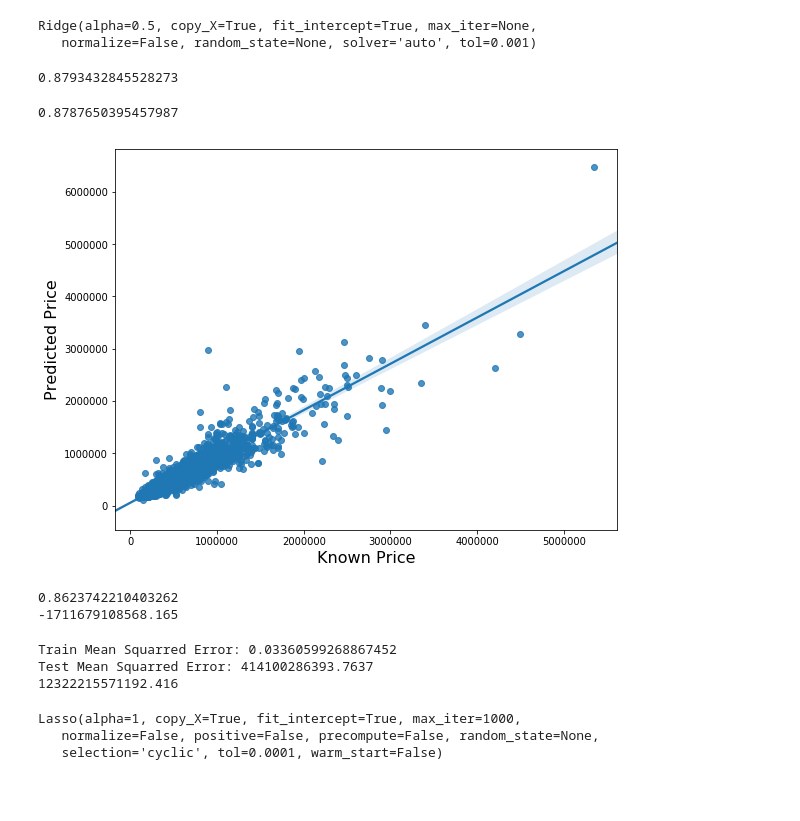
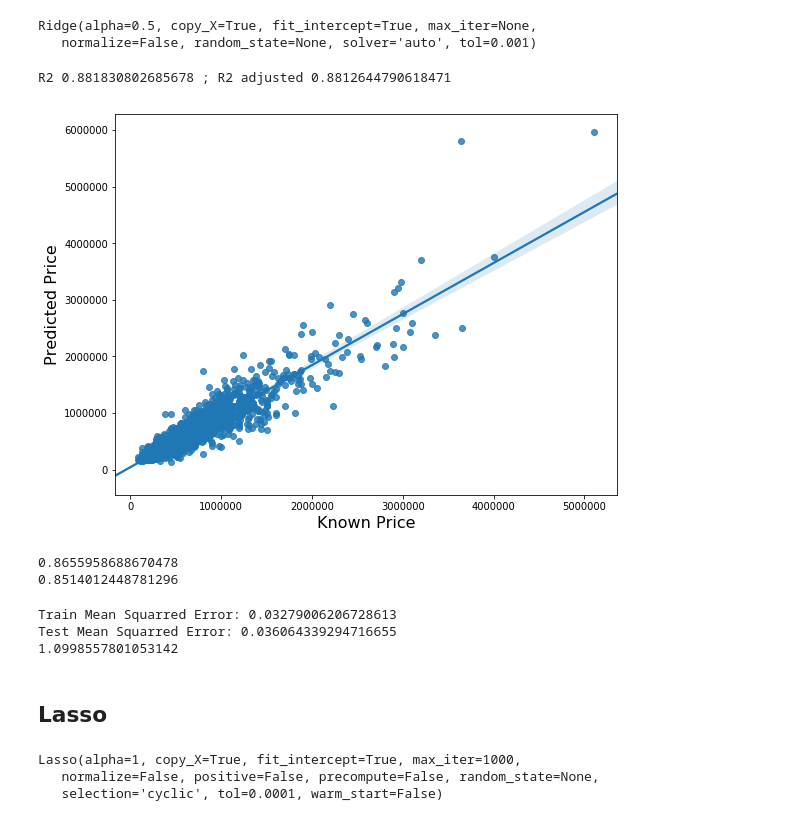
Before and after one commit to angelmanzur/LinearRegression_Proj1, a Jupyter notebook: King Sales - Team Awesome 3.ipynb, the cells around one changed output. Saved outputs shown, nothing was run; the diff lists cells and outputs as text; code cells hidden in the pictures; blank space fills up the shorter version.

```diff
--- a/King Sales - Team Awesome 3.ipynb
+++ b/King Sales - Team Awesome 3.ipynb
@@ -234,54 +243,49 @@ linreg.fit(X_train, y_train)
 # %% [output]
 Ridge(alpha=0.5, copy_X=True, fit_intercept=True, max_iter=None,
    normalize=False, random_state=None, solver='auto', tol=0.001)
-# %%
-linreg.score(X_train, y_train)
-# %% [output]
-0.8793432845528273
 # %%
 r_squared = linreg.score(X_train, y_train)
 
 adj = r_adjusted(r_squared, X, y)
+print('R2',r_squared,'; R2 adjusted', adj)
+# %% [output]
+R2 0.881830802685678 ; R2 adjusted 0.8812644790618471
-# %%
-adj
-# %% [output]
-0.8787650395457987
 # %%
 from sklearn.metrics import r2_score
 y_predict = linreg.predict(X_test)
 # %%
 fig=plt.figure(figsize=(9,7))
 sns.regplot(np.exp(y_test), np.exp(y_predict))
 plt.xlabel('Known Price', fontsize=16)
 plt.ylabel('Predicted Price', fontsize=16)
-y_test = np.exp(y_test)
 xlocs,xlabels=plt.xticks()
 ylocs,ylabels=plt.yticks()
 # plt.xticks(xlocs, ylabels)
 plt.savefig('Predicted Price vs. Known Price.png')
 # %% [output]
-[figure, old version]
+[figure, new version]
 # %%
 y_predict_train = linreg.predict(X_train)
 print(r2_score(y_predict_train, y_train))
 print(r2_score(y_predict, y_test))
 # %% [output]
-0.8623742210403262
--1711679108568.165
+0.8655958688670478
+0.8514012448781296
 # %%
-y_predict_train = linreg.predict(X_train)
 train_mse = mean_squared_error(y_train, y_predict_train)
 test_mse = mean_squared_error(y_test, y_predict)
 print('Train Mean Squarred Error:', train_mse)
 print('Test Mean Squarred Error:', test_mse)
 print(test_mse/train_mse)
 # %% [output]
-Train Mean Squarred Error: 0.03360599268867452
-Test Mean Squarred Error: 414100286393.7637
-12322215571192.416
+Train Mean Squarred Error: 0.03279006206728613
+Test Mean Squarred Error: 0.036064339294716655
+1.0998557801053142
 # %%
 model_results = []
 model_results.append(["Ridge - alpha .5", linreg.score(X_train, y_train), adj, train_mse, test_mse])
+# %% [markdown]
+## Lasso
 # %%
 from sklearn.linear_model import Lasso
 lasso = Lasso(alpha=1)
```
Also changed, not shown: parts of 47 cells of this notebook, 3 other files.
